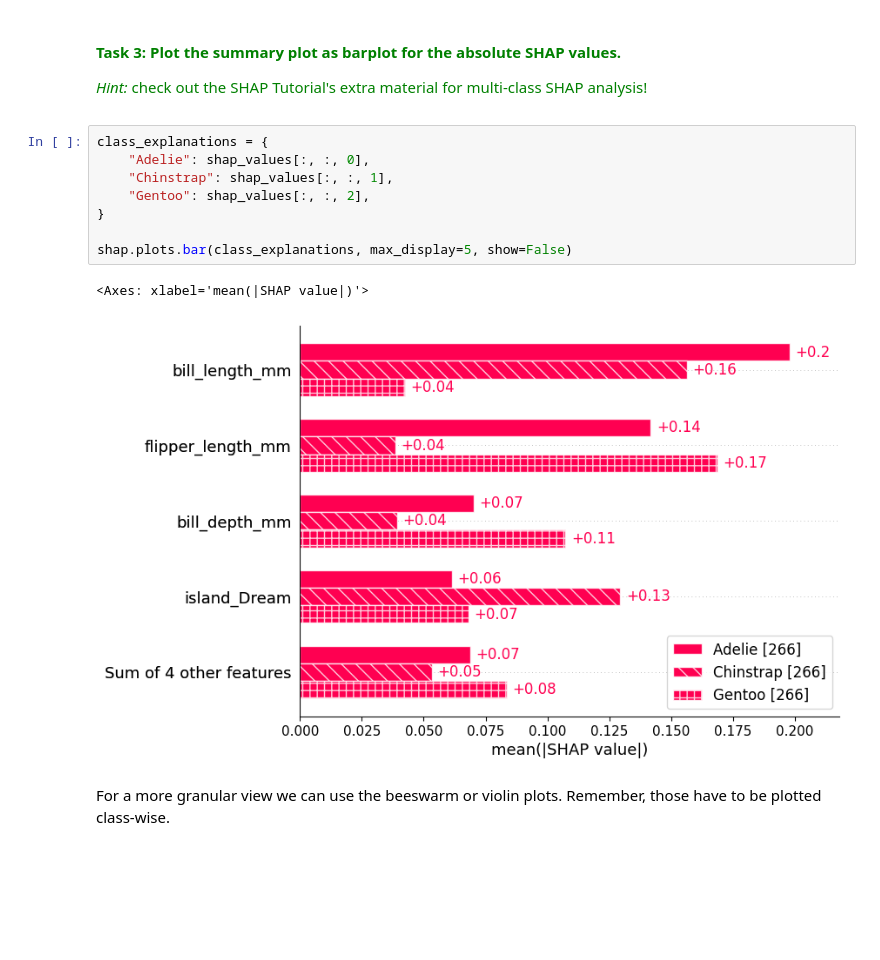
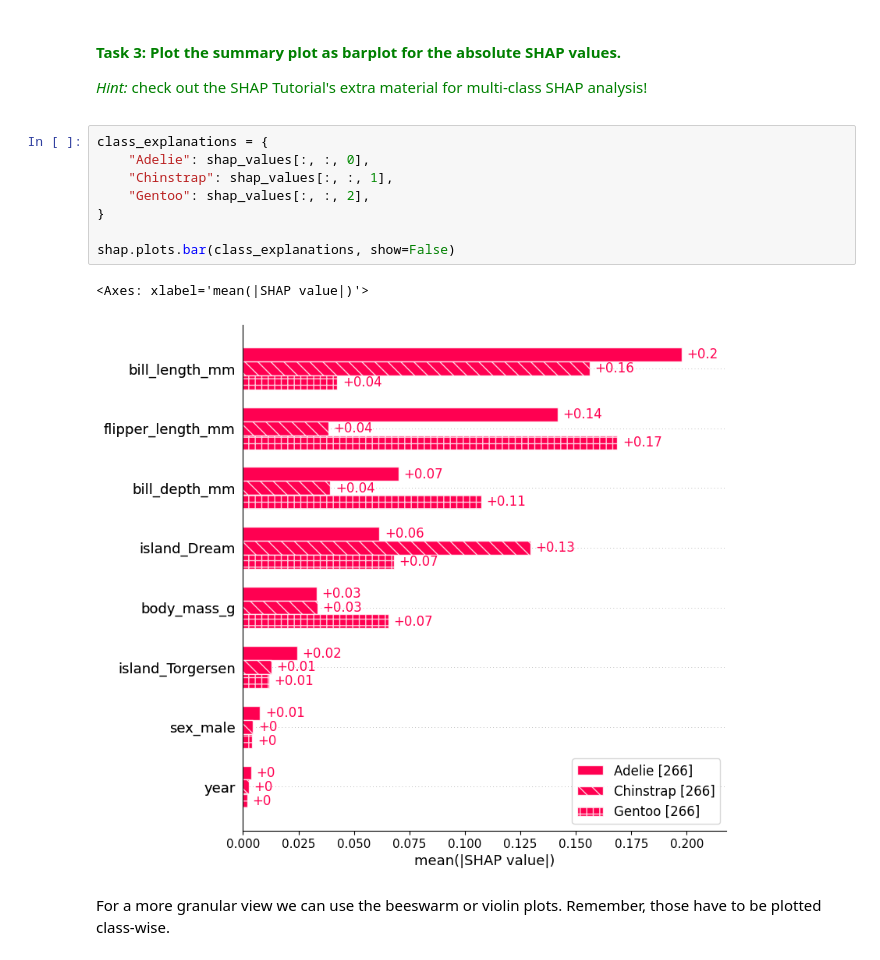
Before and after one commit to aseuteurideu/xai-tutorials, a Jupyter notebook: xai-for-random-forest/Gen-5-HandsOn_Penguins_XAI.ipynb, the cells around one changed output. Drawn from its saved outputs; the diff is of its cells as text; blank space fills up the shorter version.

```diff
--- a/xai-for-random-forest/Gen-5-HandsOn_Penguins_XAI.ipynb
+++ b/xai-for-random-forest/Gen-5-HandsOn_Penguins_XAI.ipynb
@@ -204,14 +204,14 @@ _Hint:_ check out the SHAP Tutorial's extra material for multi-class SHAP analys
 # %%
 class_explanations = {
     "Adelie": shap_values[:, :, 0],
     "Chinstrap": shap_values[:, :, 1],
     "Gentoo": shap_values[:, :, 2],
 }
 
-shap.plots.bar(class_explanations, max_display=5, show=False)
+shap.plots.bar(class_explanations, show=False)
 # %% [output]
 <Axes: xlabel='mean(|SHAP value|)'>
-[figure, old version]
+[figure, new version]
 # %% [markdown]
 For a more granular view we can use the beeswarm or violin plots. Remember, those have to be plotted class-wise.
 # %% [markdown]
```
Also changed, not shown: parts of 1 cell of this notebook, 2 other files.
